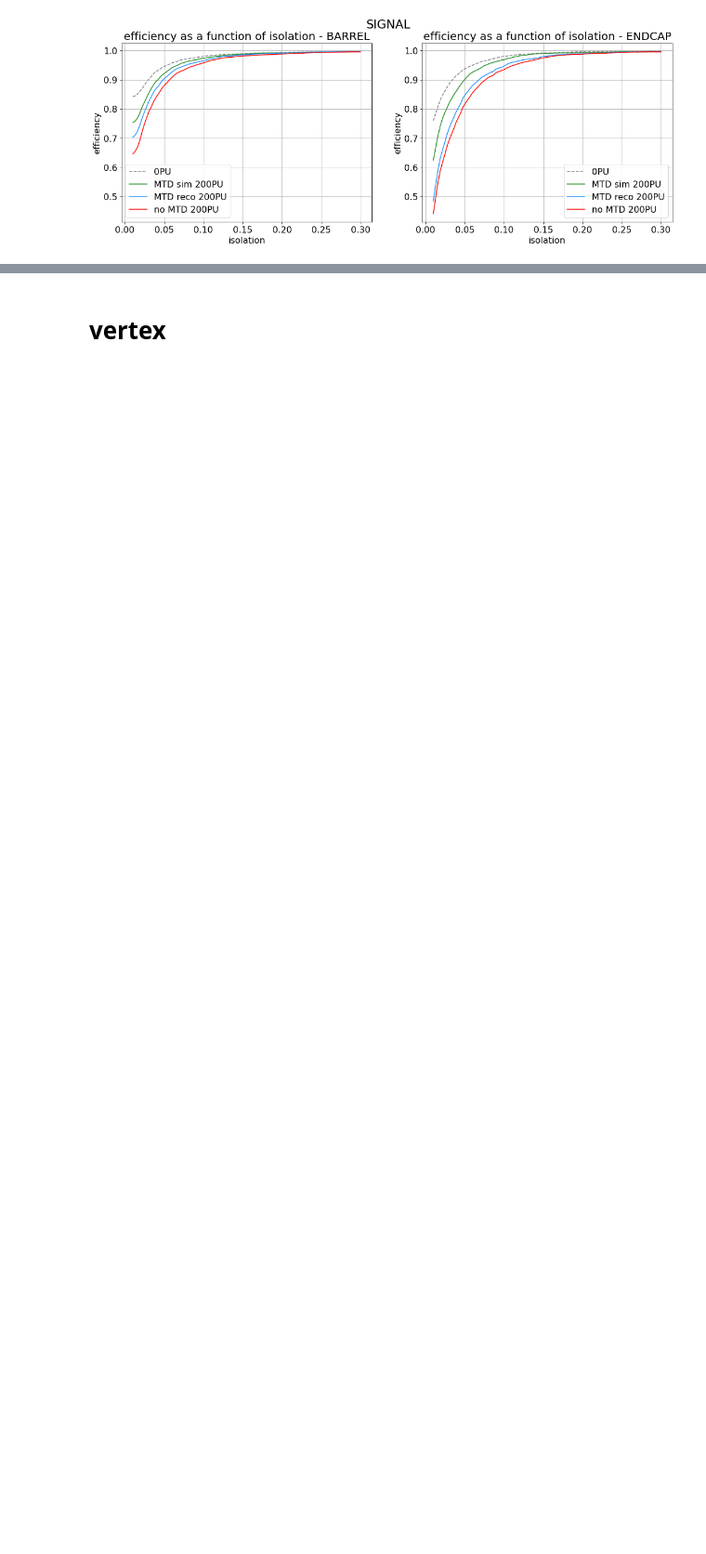
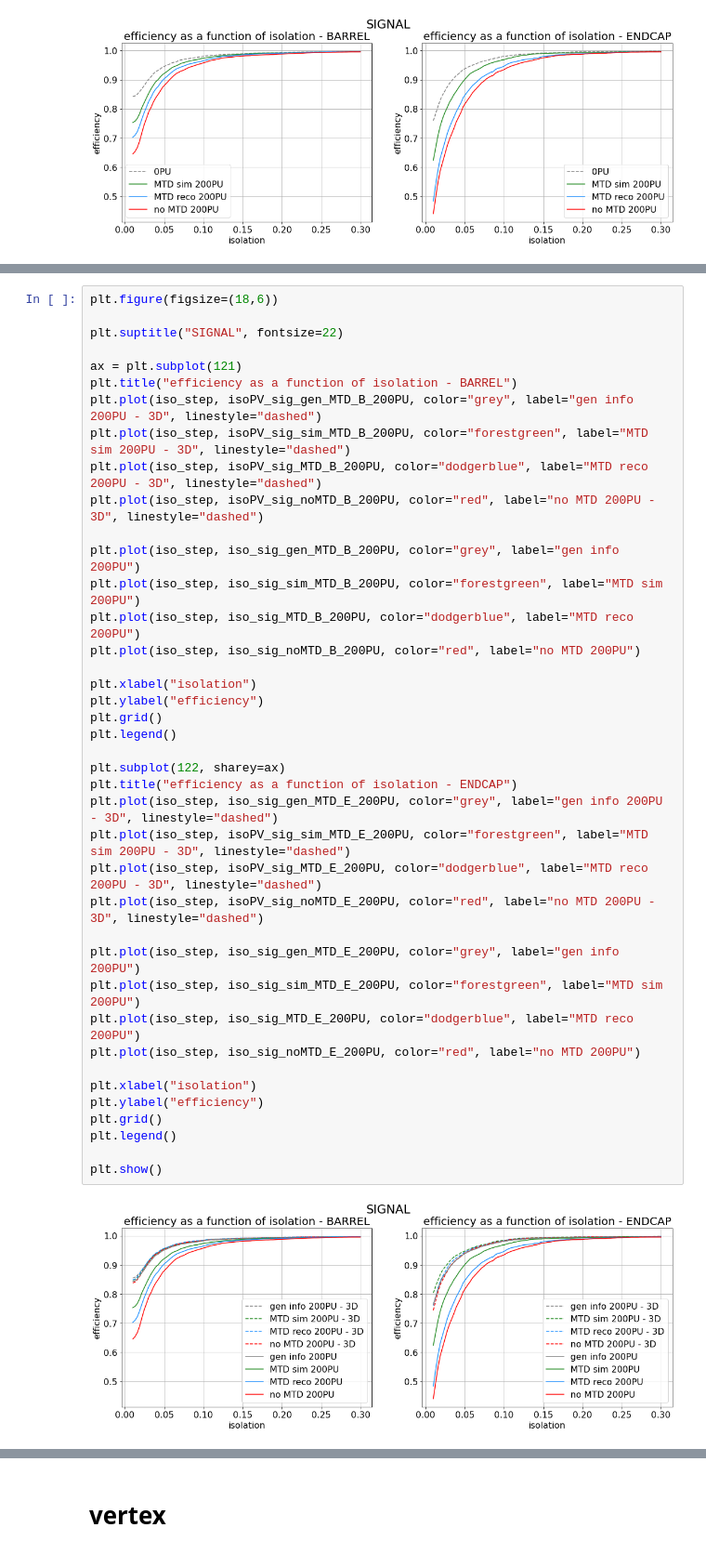
Before and after one commit to AuroraPerego/Timing, a Jupyter notebook: EleIso_comparison.ipynb, the cells around one changed output, grey strips where cells are left out. Shown at 93% size. Saved outputs shown, nothing was run; the diff lists cells and outputs as text; blank space fills up the shorter version.

Commit message:
update notebooks for electron isolation studies

```diff
--- a/EleIso_comparison.ipynb
+++ b/EleIso_comparison.ipynb
@@ -161,0 +189,42 @@ plt.show()
+# %%
+plt.figure(figsize=(18,6))
+
+plt.suptitle("SIGNAL", fontsize=22)
+
+ax = plt.subplot(121)
+plt.title("efficiency as a function of isolation - BARREL")
+plt.plot(iso_step, isoPV_sig_gen_MTD_B_200PU, color="grey", label="gen info 200PU - 3D", linestyle="dashed")
+plt.plot(iso_step, isoPV_sig_sim_MTD_B_200PU, color="forestgreen", label="MTD sim 200PU - 3D", linestyle="dashed")
+plt.plot(iso_step, isoPV_sig_MTD_B_200PU, color="dodgerblue", label="MTD reco 200PU - 3D", linestyle="dashed")
+plt.plot(iso_step, isoPV_sig_noMTD_B_200PU, color="red", label="no MTD 200PU - 3D", linestyle="dashed")
+
+plt.plot(iso_step, iso_sig_gen_MTD_B_200PU, color="grey", label="gen info 200PU")
+plt.plot(iso_step, iso_sig_sim_MTD_B_200PU, color="forestgreen", label="MTD sim 200PU")
+plt.plot(iso_step, iso_sig_MTD_B_200PU, color="dodgerblue", label="MTD reco 200PU")
+plt.plot(iso_step, iso_sig_noMTD_B_200PU, color="red", label="no MTD 200PU")
+
+plt.xlabel("isolation")
+plt.ylabel("efficiency")
+plt.grid()
+plt.legend()
+
+plt.subplot(122, sharey=ax)
+plt.title("efficiency as a function of isolation - ENDCAP")
+plt.plot(iso_step, iso_sig_gen_MTD_E_200PU, color="grey", label="gen info 200PU - 3D", linestyle="dashed")
+plt.plot(iso_step, isoPV_sig_sim_MTD_E_200PU, color="forestgreen", label="MTD sim 200PU - 3D", linestyle="dashed")
+plt.plot(iso_step, isoPV_sig_MTD_E_200PU, color="dodgerblue", label="MTD reco 200PU - 3D", linestyle="dashed")
+plt.plot(iso_step, isoPV_sig_noMTD_E_200PU, color="red", label="no MTD 200PU - 3D", linestyle="dashed")
+
+plt.plot(iso_step, iso_sig_gen_MTD_E_200PU, color="grey", label="gen info 200PU")
+plt.plot(iso_step, iso_sig_sim_MTD_E_200PU, color="forestgreen", label="MTD sim 200PU")
+plt.plot(iso_step, iso_sig_MTD_E_200PU, color="dodgerblue", label="MTD reco 200PU")
+plt.plot(iso_step, iso_sig_noMTD_E_200PU, color="red", label="no MTD 200PU")
+
+plt.xlabel("isolation")
+plt.ylabel("efficiency")
+plt.grid()
+plt.legend()
+
+plt.show()
+# %% [output]
+[figure, added]
```
Also changed, not shown: parts of 5 cells of this notebook, 5 other files.
